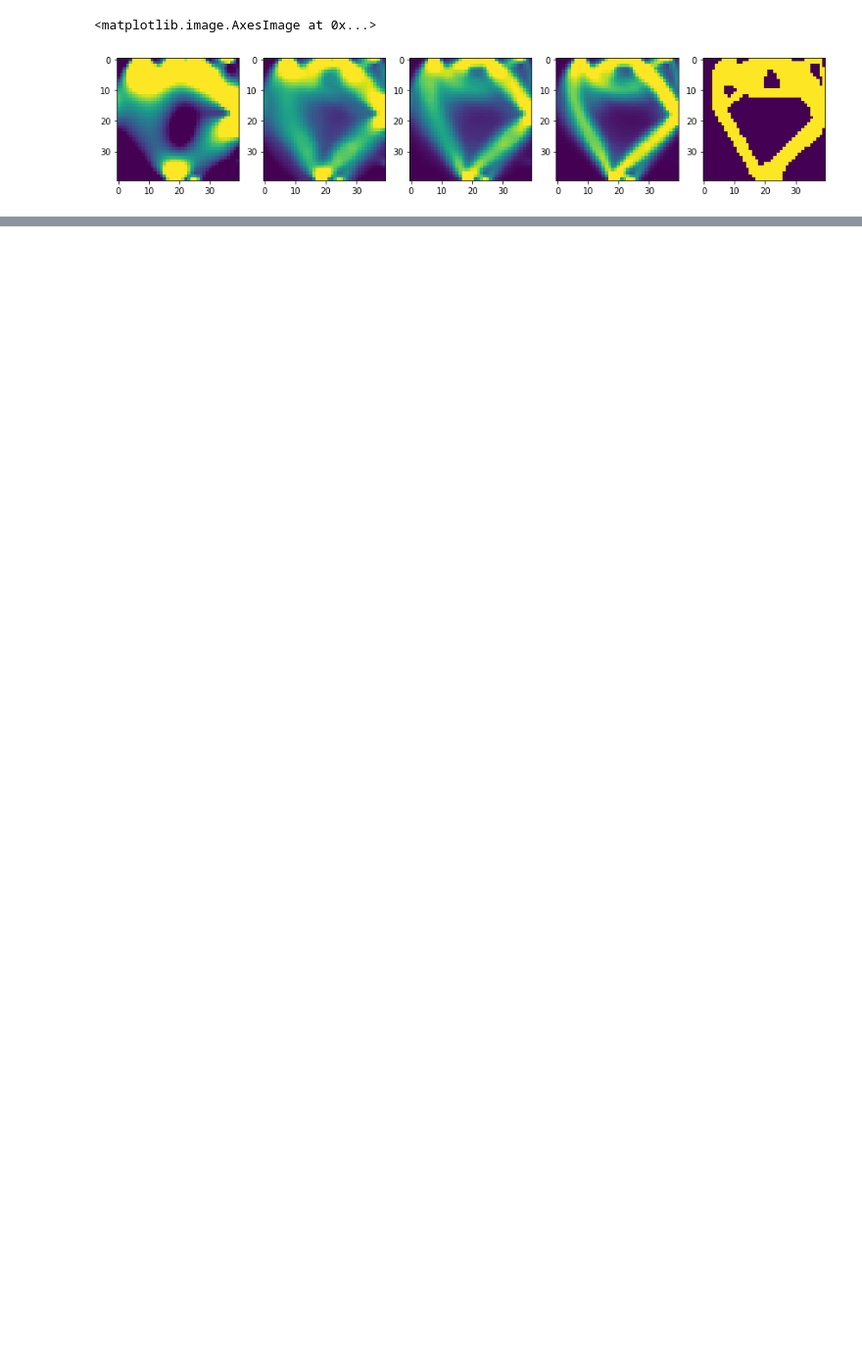
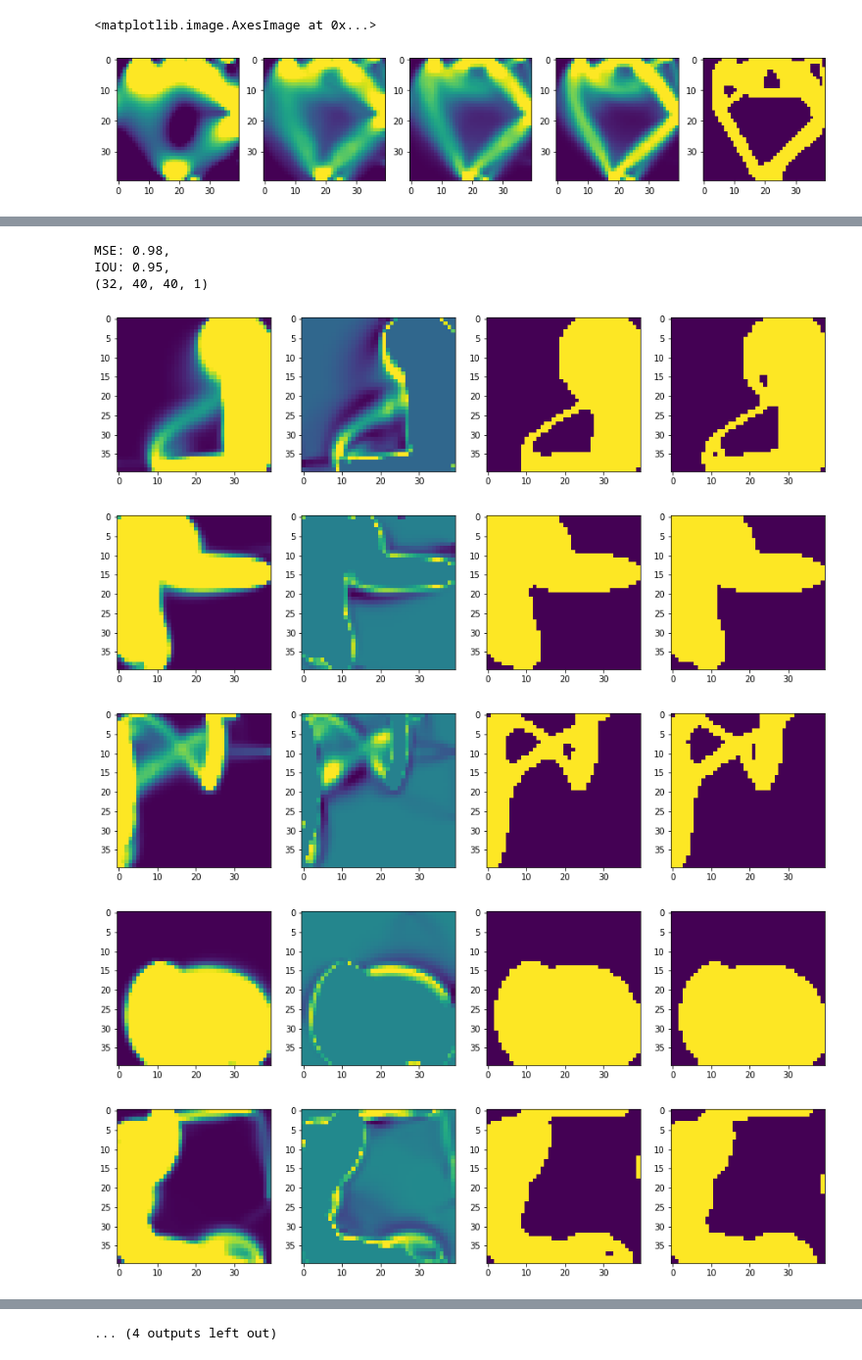
Before and after one commit to Djooonni/topology, a Jupyter notebook: zero.ipynb, the cells around one changed output, grey strips where cells are left out. Shown: that part at 98% size. Saved outputs shown, nothing was run; the diff lists cells and outputs as text; code cells hidden in the pictures; blank space fills up the shorter version.

Commit message:
training

```diff
--- a/zero.ipynb
+++ b/zero.ipynb
@@ -45,0 +60,4 @@ X_np_5[:,:,:,1]=X_np[:,:,:,send_iter-1]-X_np[:,:,:,send_iter-2]
+# %%
+for i in X_np:
+    print(i[:,:,8].shape)
+    break
@@ -46,4 +70,4 @@ X_np_5[:,:,:,1]=X_np[:,:,:,send_iter-1]-X_np[:,:,:,send_iter-2]
 # %%
 from u_net import Unet_Model
-model = Unet_Model()
+model = Unet_Model(u_layers=4,min_feature=32)
 # %% [output]
@@ -211,18 +115,31 @@ train_ds
-# %%
-tst=model(images,training=False)
-print(f'MSE: {test_accuracy(labels, tst):.2f}, ')
-print(f'IOU: {test_IoU_accuracy(labels, tst) :.2f}, ')
-
-tst=tst.numpy()
-tst=np.round(tst)
-print(tst.shape)
 # %%
-for i in range(3):
-    f, axarr = plt.subplots(1,4)
-    f.set_figheight(15)
-    f.set_figwidth(15)
+test_accuracy = tf.keras.metrics.MeanSquaredError(name='test_accuracy')
+test_IoU_accuracy = tf.keras.metrics.MeanIoU(num_classes=2,name='IoU')
+for im, lab in test_ds:
+    tst=model(im,training=False)
+    tst=tst.numpy()
+    tst=np.round(tst)
 
-    axarr[0].imshow(images[i,:,:,0])
-    axarr[1].imshow(images[i,:,:,1])
-    axarr[2].imshow(tst[i,:,:,0])
-    axarr[3].imshow(labels[i])
+    print(f'MSE: {1-test_accuracy(lab, tst):.2f}, ')
+    print(f'IOU: {test_IoU_accuracy(lab, tst) :.2f}, ')
+
+    print(tst.shape)
+    for i in range(15):
+        f, axarr = plt.subplots(1,4)
+        f.set_figheight(15)
+        f.set_figwidth(15)
+
+        axarr[0].imshow(images[i,:,:,0])
+        axarr[1].imshow(images[i,:,:,1])
+        axarr[2].imshow(tst[i,:,:,0])
+        axarr[3].imshow(labels[i])
+    break
+# %% [output]
+MSE: 0.98,
+IOU: 0.95,
+(32, 40, 40, 1)
+[figure, added]
+[figure, added]
+[figure, added]
+[figure, added]
+[figure, added]
@@ -228,0 +152 @@ for i in range(3):
+... (4 outputs left out)
```
Also changed, not shown: parts of 22 cells of this notebook, 2 other files.
